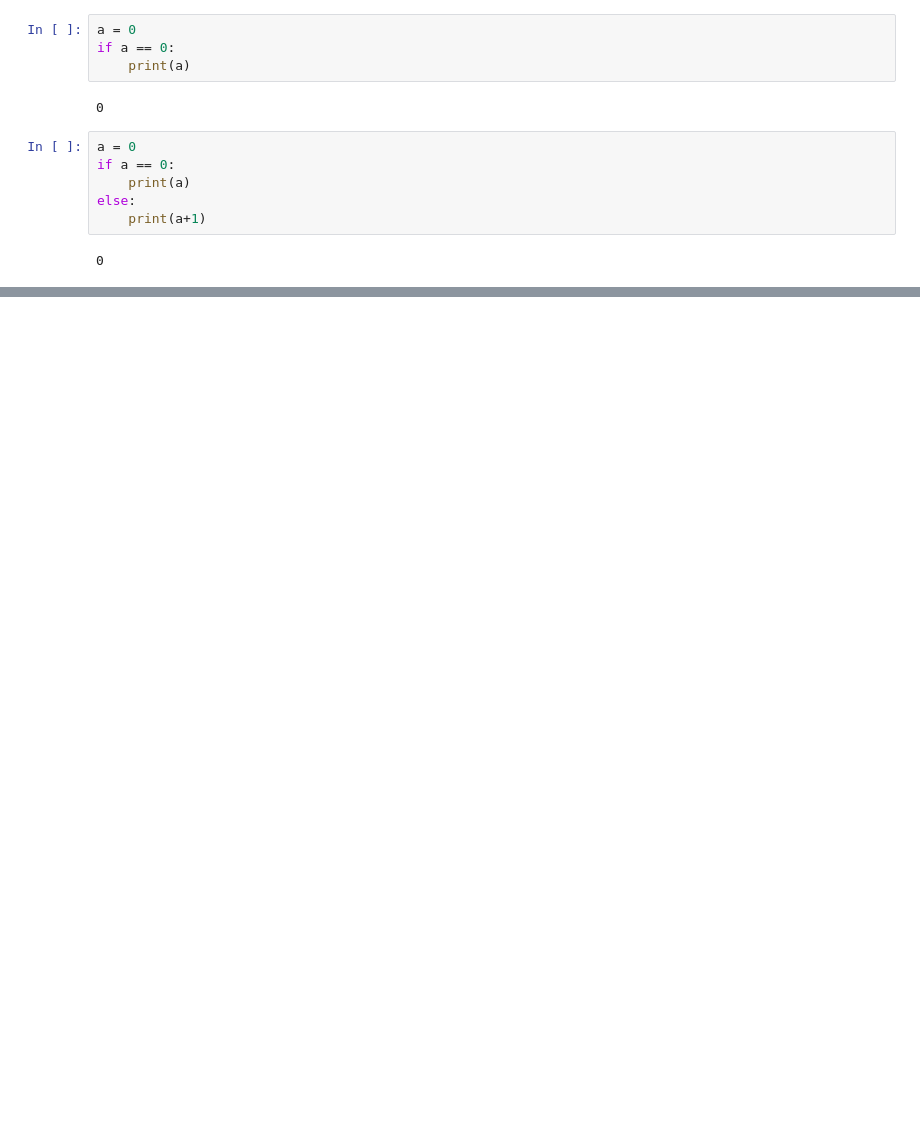
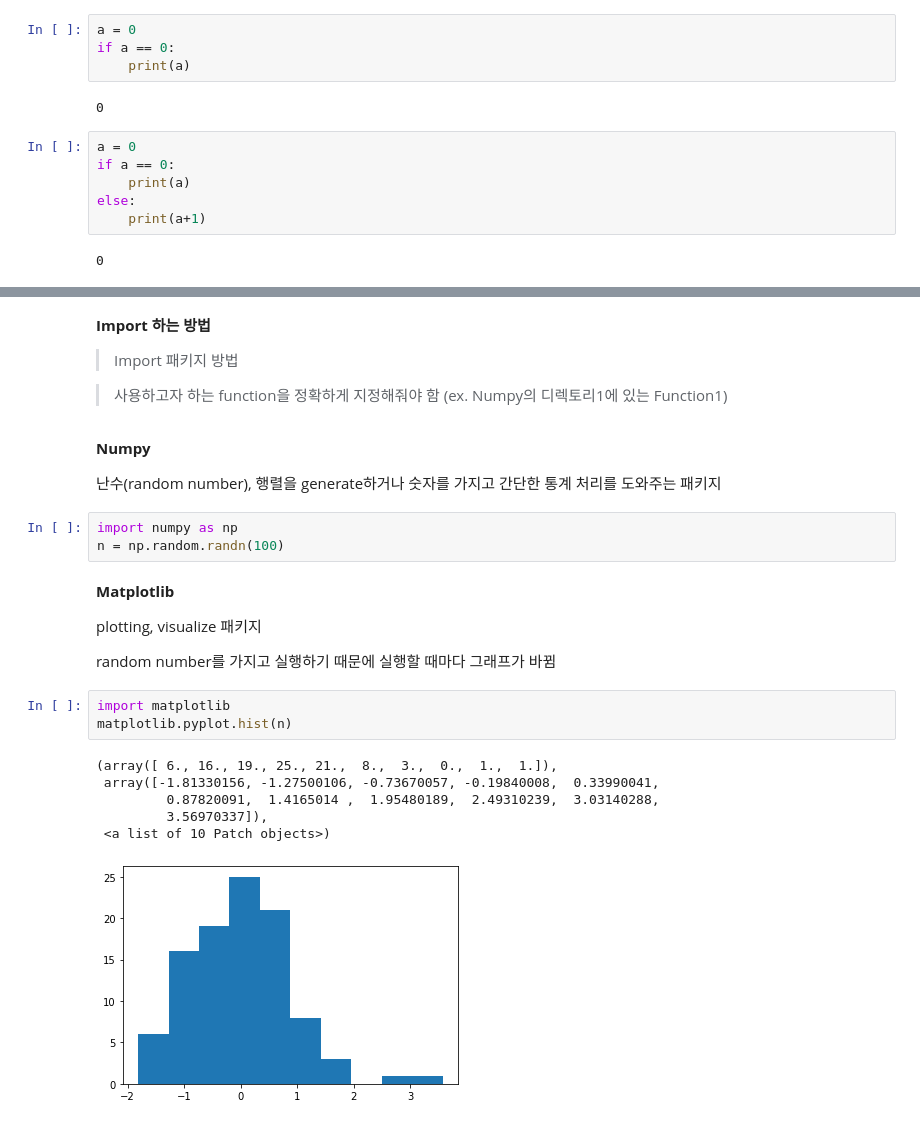
Before and after one commit to yeonduu/class2022spring, a Jupyter notebook: 20220316.ipynb, the cells around one changed output, grey strips where cells are left out. Drawn from its saved outputs; the diff is of its cells as text; blank space fills up the shorter version.

```diff
--- a/20220316.ipynb
+++ b/20220316.ipynb
@@ -338,0 +354,31 @@ else:
+# %% [markdown]
+**Import 하는 방법**
+
+
+> Import   패키지 방법
+
+
+> 사용하고자 하는 function을 정확하게 지정해줘야 함 (ex. Numpy의 디렉토리1에 있는 Function1)
+# %% [markdown]
+**Numpy**
+
+난수(random number), 행렬을 generate하거나 숫자를 가지고 간단한 통계 처리를 도와주는 패키지
+# %%
+import numpy as np
+n = np.random.randn(100)
+# %% [markdown]
+**Matplotlib**
+
+plotting, visualize 패키지
+
+random number를 가지고 실행하기 때문에 실행할 때마다 그래프가 바뀜
+# %%
+import matplotlib
+matplotlib.pyplot.hist(n)
+# %% [output]
+(array([ 6., 16., 19., 25., 21.,  8.,  3.,  0.,  1.,  1.]),
+ array([-1.81330156, -1.27500106, -0.73670057, -0.19840008,  0.33990041,
+         0.87820091,  1.4165014 ,  1.95480189,  2.49310239,  3.03140288,
+         3.56970337]),
+ <a list of 10 Patch objects>)
+[figure, added]
```
Also changed, not shown: parts of 28 cells of this notebook.
